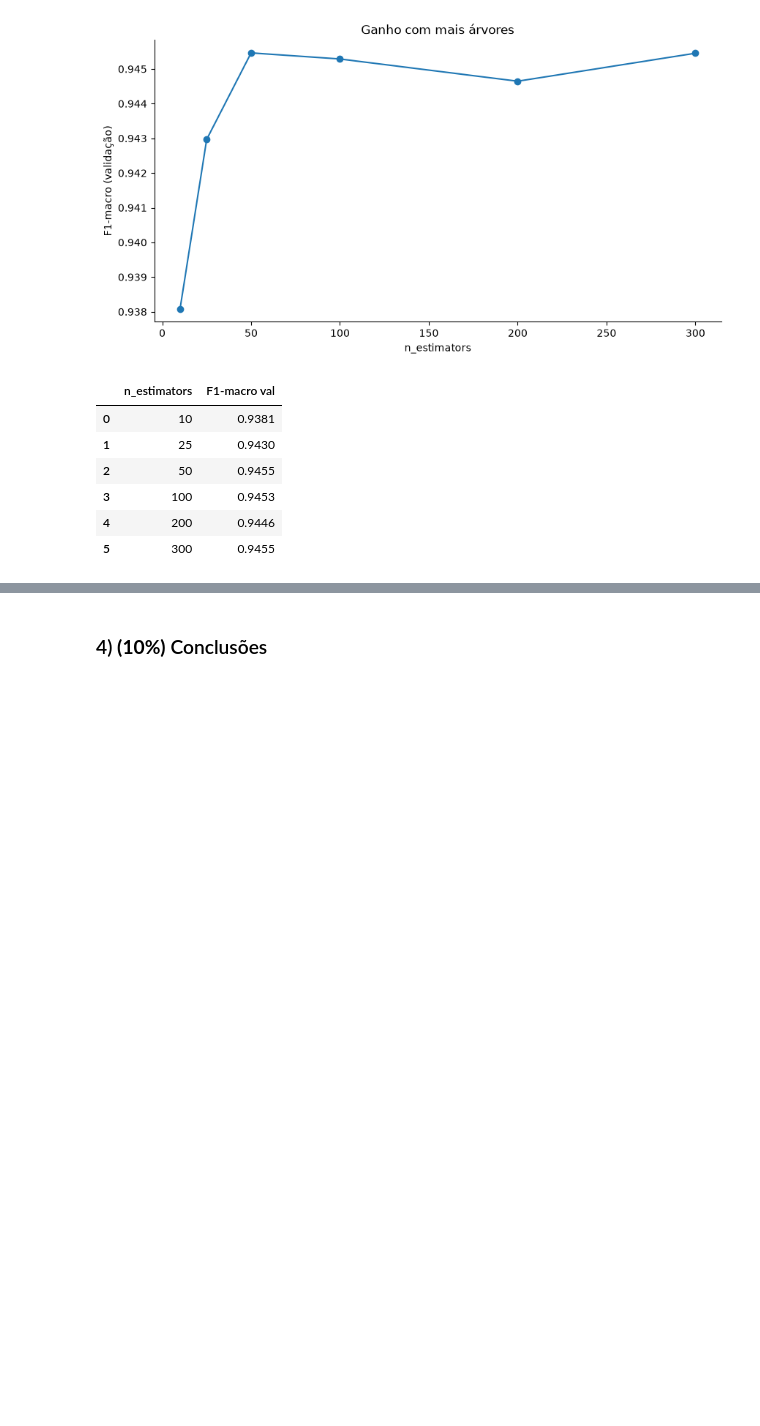
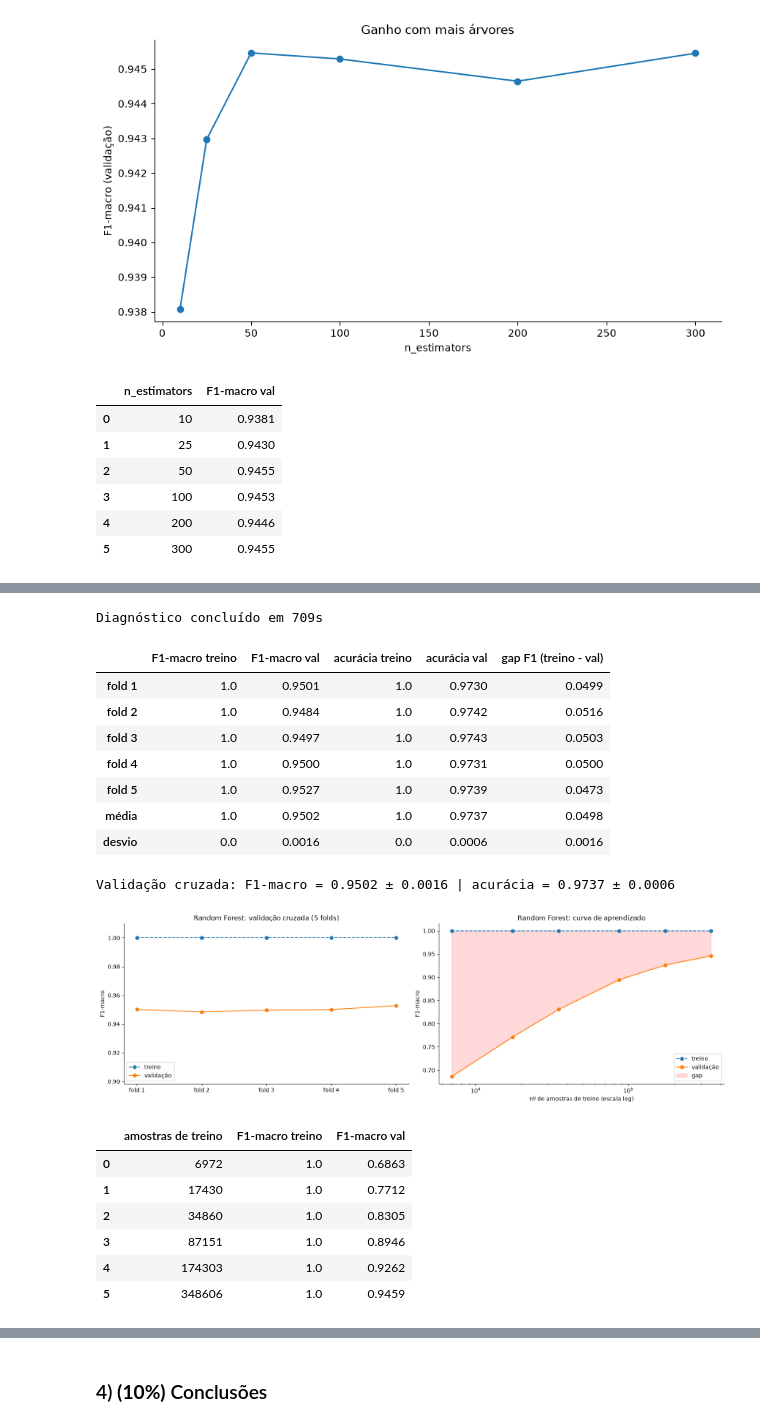
Before and after one commit to lip3bit/classificador_projeto, a Jupyter notebook: classificador.ipynb, the cells around one changed output, grey strips where cells are left out. Saved outputs shown, nothing was run; the diff lists cells and outputs as text; code cells hidden in the pictures; blank space fills up the shorter version.

```diff
--- a/classificador.ipynb
+++ b/classificador.ipynb
@@ -979,0 +1072,23 @@ Cottonwood/Willow      0.901     0.882     0.891       549
+# %%
+diagnosticar('Random Forest',
+             RandomForestClassifier(n_estimators=300, n_jobs=-1, random_state=RANDOM_STATE, **melhor_rf),
+             preparar=engenharia)
+# %% [output]
+Diagnóstico concluído em 709s
+|  | F1-macro treino | F1-macro val | acurácia treino | acurácia val | gap F1 (treino - val) |
+| fold 1 | 1.0 | 0.9501 | 1.0 | 0.9730 | 0.0499 |
+| fold 2 | 1.0 | 0.9484 | 1.0 | 0.9742 | 0.0516 |
+| fold 3 | 1.0 | 0.9497 | 1.0 | 0.9743 | 0.0503 |
+| fold 4 | 1.0 | 0.9500 | 1.0 | 0.9731 | 0.0500 |
+| fold 5 | 1.0 | 0.9527 | 1.0 | 0.9739 | 0.0473 |
+| média | 1.0 | 0.9502 | 1.0 | 0.9737 | 0.0498 |
+| desvio | 0.0 | 0.0016 | 0.0 | 0.0006 | 0.0016 |
+Validação cruzada: F1-macro = 0.9502 ± 0.0016 | acurácia = 0.9737 ± 0.0006
+[figure, added]
+|  | amostras de treino | F1-macro treino | F1-macro val |
+| 0 | 6972 | 1.0 | 0.6863 |
+| 1 | 17430 | 1.0 | 0.7712 |
+| 2 | 34860 | 1.0 | 0.8305 |
+| 3 | 87151 | 1.0 | 0.8946 |
+| 4 | 174303 | 1.0 | 0.9262 |
+| 5 | 348606 | 1.0 | 0.9459 |
```
Also changed, not shown: parts of 20 cells of this notebook, 1 other file.
